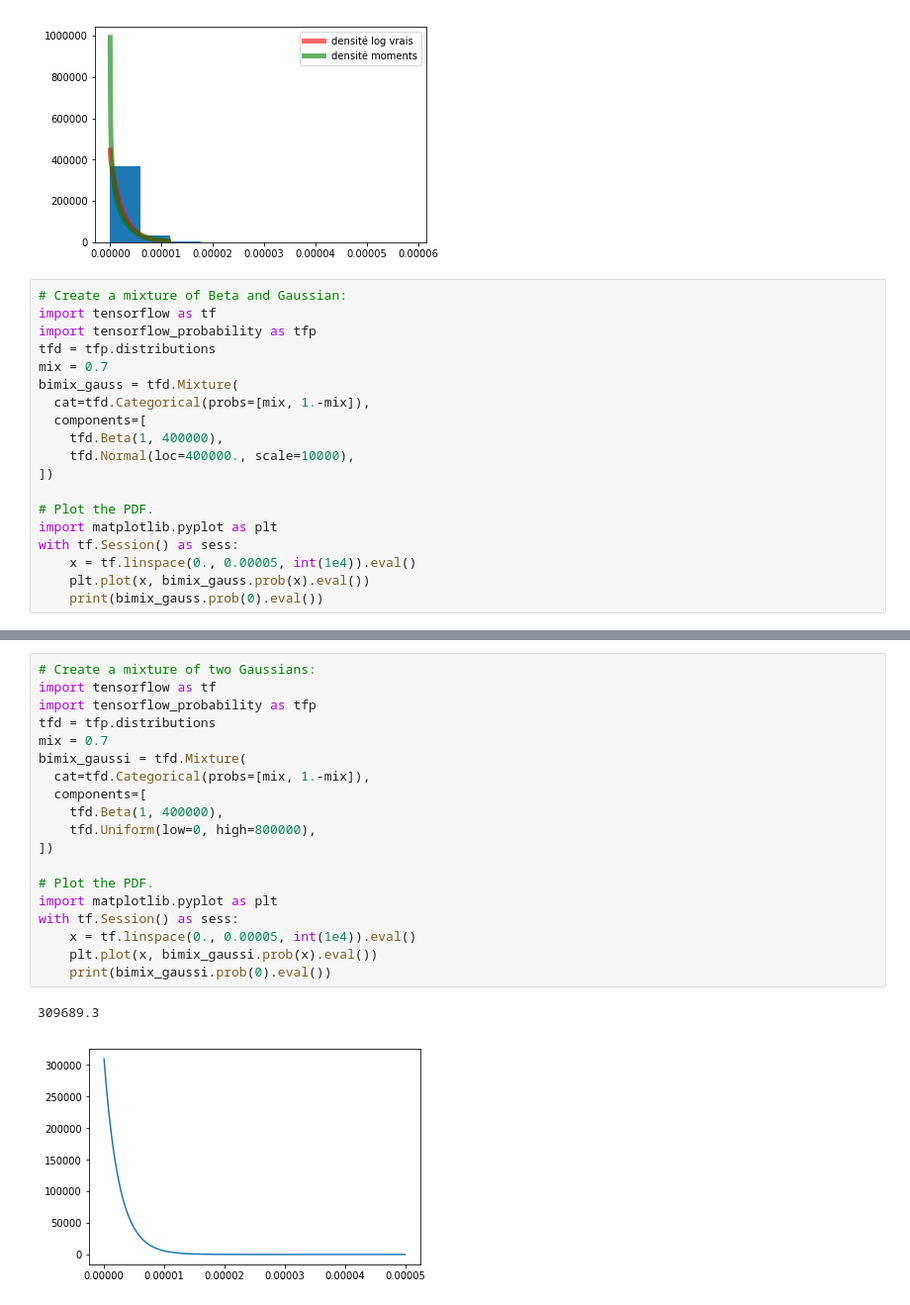
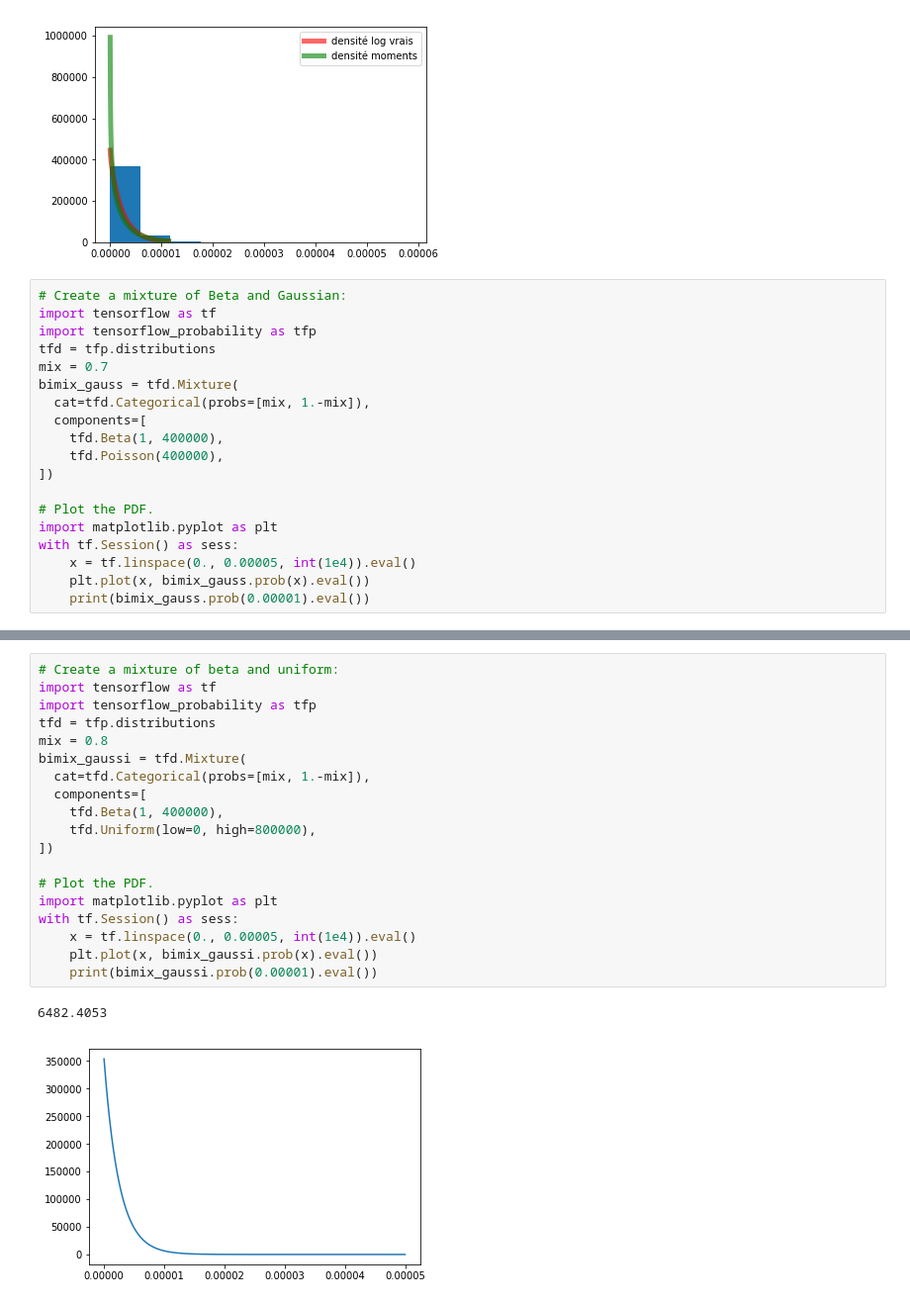
Before and after one commit to aminaghoul/reads_seq, a Jupyter notebook: fitter.ipynb, the cells around one changed output, grey strips where cells are left out. Shown at 99% size. Drawn from its saved outputs; the diff is of its cells as text.

```diff
--- a/fitter.ipynb
+++ b/fitter.ipynb
@@ -172,7 +170,7 @@ bimix_gauss = tfd.Mixture(
   cat=tfd.Categorical(probs=[mix, 1.-mix]),
   components=[
     tfd.Beta(1, 400000),
-    tfd.Normal(loc=400000., scale=10000),
+    tfd.Poisson(400000),
 ])
 
 # Plot the PDF.
@@ -180,5 +178,5 @@ import matplotlib.pyplot as plt
 with tf.Session() as sess:
     x = tf.linspace(0., 0.00005, int(1e4)).eval()
     plt.plot(x, bimix_gauss.prob(x).eval())
-    print(bimix_gauss.prob(0).eval())
+    print(bimix_gauss.prob(0.00001).eval())
 # %% [output]
@@ -186,23 +184,23 @@ with tf.Session() as sess:
 [figure]
 # %%
-# Create a mixture of two Gaussians:
+# Create a mixture of beta and uniform:
 import tensorflow as tf
 import tensorflow_probability as tfp
 tfd = tfp.distributions
-mix = 0.7
+mix = 0.8
 bimix_gaussi = tfd.Mixture(
   cat=tfd.Categorical(probs=[mix, 1.-mix]),
   components=[
     tfd.Beta(1, 400000),
     tfd.Uniform(low=0, high=800000),
 ])
 
 # Plot the PDF.
 import matplotlib.pyplot as plt
 with tf.Session() as sess:
     x = tf.linspace(0., 0.00005, int(1e4)).eval()
     plt.plot(x, bimix_gaussi.prob(x).eval())
-    print(bimix_gaussi.prob(0).eval())
+    print(bimix_gaussi.prob(0.00001).eval())
 # %% [output]
-309689.3
+6482.4053
-[figure, old version]
+[figure, new version]
```
Also changed, not shown: parts of 5 cells of this notebook.
